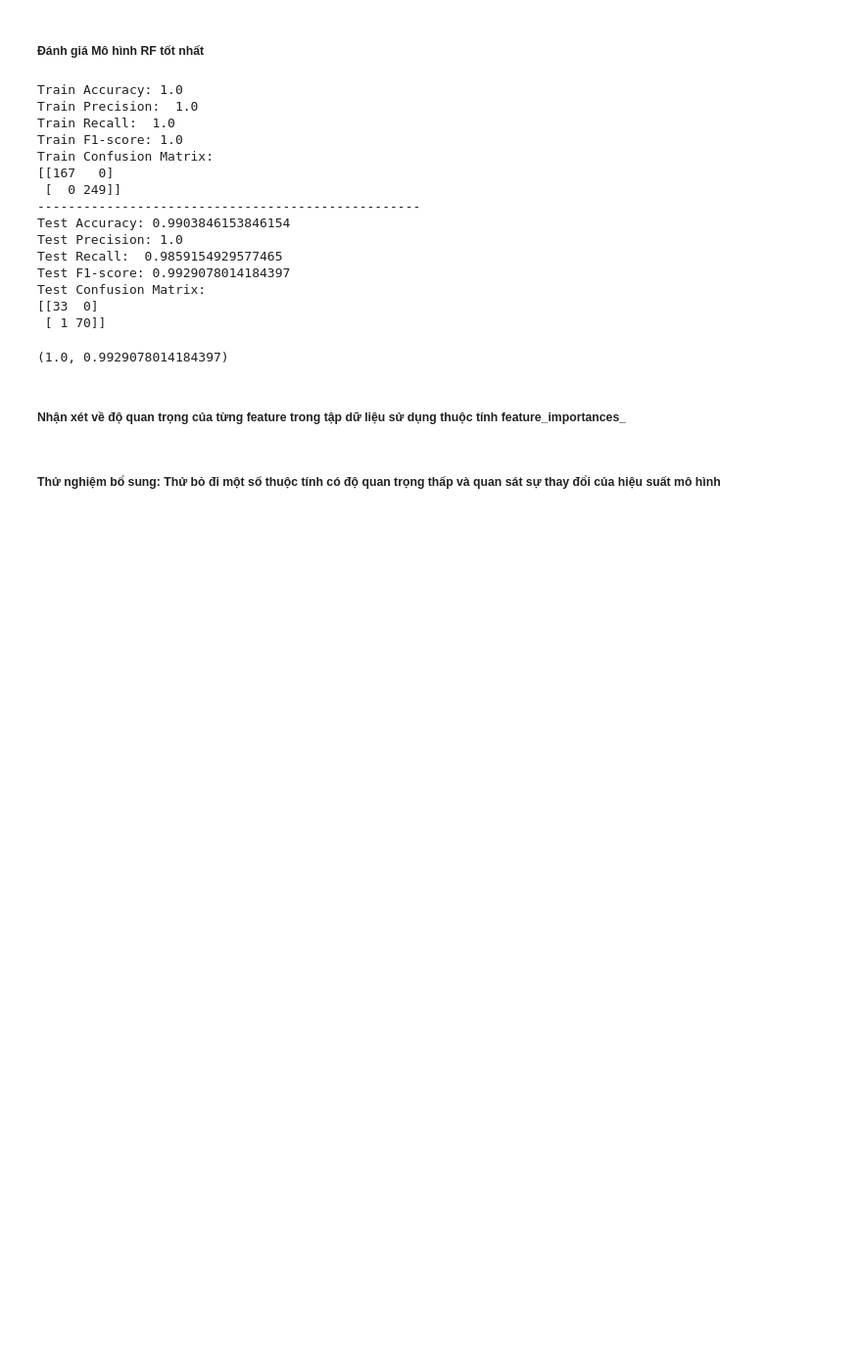
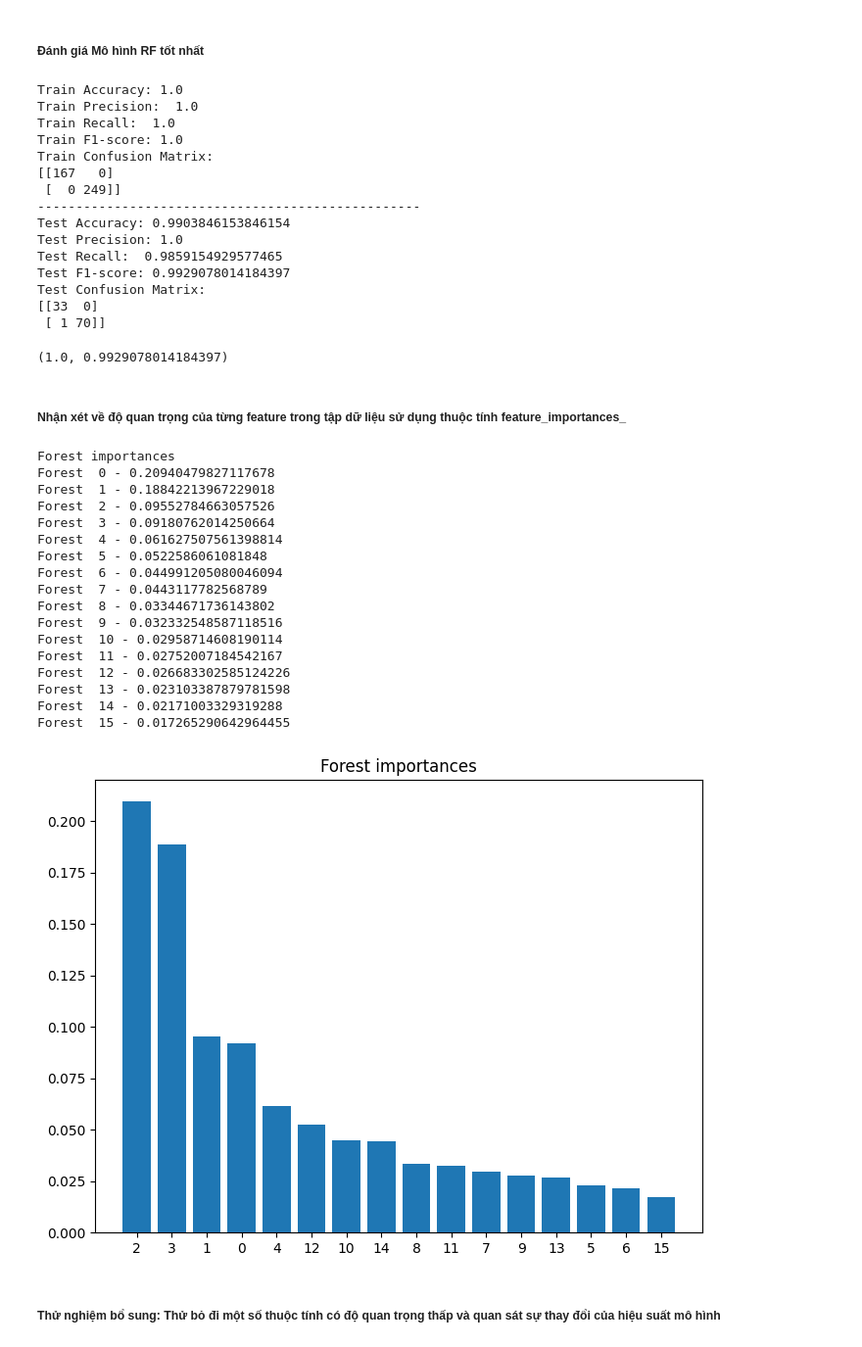
Before and after one commit to learning-by-mk/kpdl, a Jupyter notebook: src/DT_RF_Lab.ipynb, the cells around one changed output. Shown: that part at 98% size. Cells and saved outputs as stored; diff of their text form; code cells hidden in the pictures; blank space fills up the shorter version.

```diff
--- a/src/DT_RF_Lab.ipynb
+++ b/src/DT_RF_Lab.ipynb
@@ -538,10 +538,41 @@ Test Confusion Matrix:
 # %%
 # Yêu cầu 15:
 ####
 # Code
 # Vẽ biểu đồ hiển thị các feature giảm dần theo độ quan trọng
 # Nhận xét kết quả
+importances = best_forest.feature_importances_
+indices = np.argsort(importances)[::-1]
 
+print("Forest importances")
+for i in range(len(indices)):
+    print('Forest ', i, '-', importances[indices[i]])
+
+indices = indices[:]
+plt.figure(figsize=(8, 6))
+plt.title('Forest importances')
+plt.bar(range(len(indices)), importances[indices])
+plt.xticks(range(len(indices)), indices)
+plt.show()
 ####
+# %% [output]
+Forest importances
+Forest  0 - 0.20940479827117678
+Forest  1 - 0.18842213967229018
+Forest  2 - 0.09552784663057526
+Forest  3 - 0.09180762014250664
+Forest  4 - 0.061627507561398814
+Forest  5 - 0.0522586061081848
+Forest  6 - 0.044991205080046094
+Forest  7 - 0.0443117782568789
+Forest  8 - 0.03344671736143802
+Forest  9 - 0.032332548587118516
+Forest  10 - 0.02958714608190114
+Forest  11 - 0.02752007184542167
+Forest  12 - 0.026683302585124226
+Forest  13 - 0.023103387879781598
+Forest  14 - 0.02171003329319288
+Forest  15 - 0.017265290642964455
+[figure, added]
 # %% [markdown]
 ##### Thử nghiệm bổ sung: Thử bỏ đi một số thuộc tính có độ quan trọng thấp và quan sát sự thay đổi của hiệu suất mô hình
```
Also changed, not shown: parts of 2 cells of this notebook.
